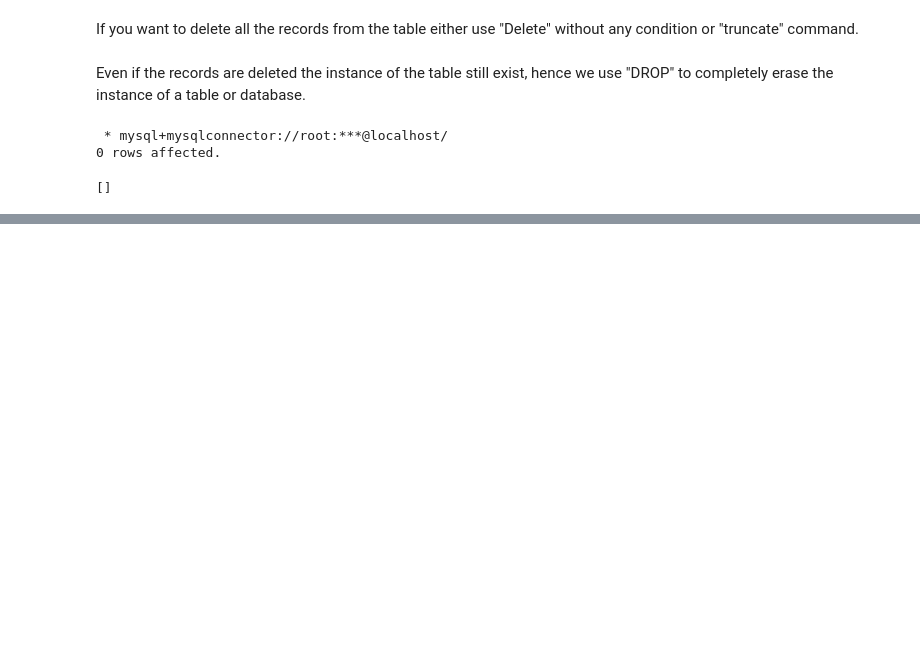
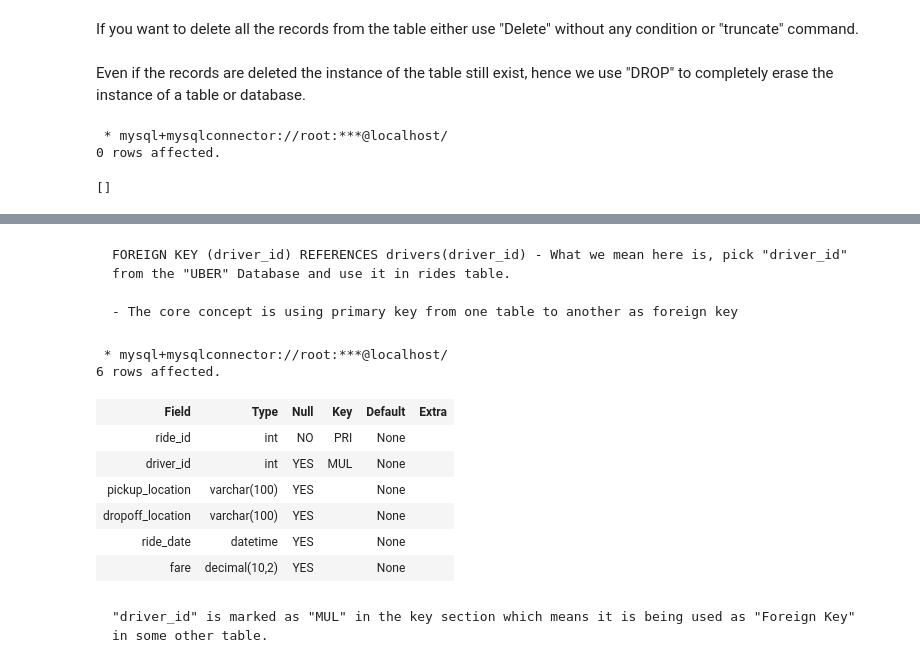
Before and after one commit to LShreeChaithanya/Solid_fundamentals_SQL, a Jupyter notebook: sql_learning.ipynb, the cells around one changed output, grey strips where cells are left out. Saved outputs shown, nothing was run; the diff lists cells and outputs as text; code cells hidden in the pictures; blank space fills up the shorter version.

```diff
--- a/sql_learning.ipynb
+++ b/sql_learning.ipynb
@@ -277,0 +979,20 @@ show tables;
+# %% [markdown]
+    FOREIGN KEY (driver_id) REFERENCES drivers(driver_id) - What we mean here is, pick "driver_id" from the "UBER" Database and use it in rides table.
+
+    - The core concept is using primary key from one table to another as foreign key
+# %%
+%%sql
+
+DESC UBER.rides;
+# %% [output]
+ * mysql+mysqlconnector://root:***@localhost/
+6 rows affected.
+| Field | Type | Null | Key | Default | Extra |
+| ride_id | int | NO | PRI | None |  |
+| driver_id | int | YES | MUL | None |  |
+| pickup_location | varchar(100) | YES |  | None |  |
+| dropoff_location | varchar(100) | YES |  | None |  |
+| ride_date | datetime | YES |  | None |  |
+| fare | decimal(10,2) | YES |  | None |  |
+# %% [markdown]
+    "driver_id" is marked as "MUL" in the key section which means it is being used as "Foreign Key" in some other table.
```
Also changed, not shown: parts of 116 cells of this notebook.
